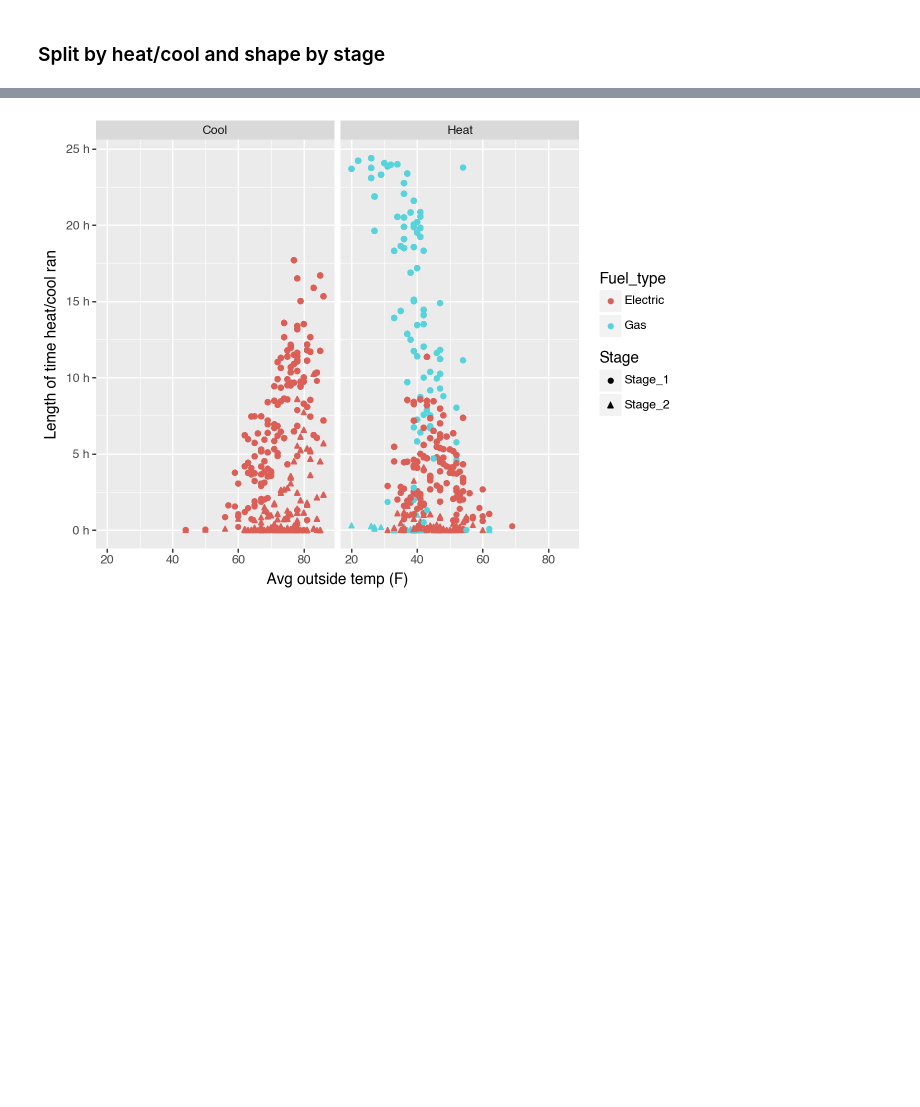
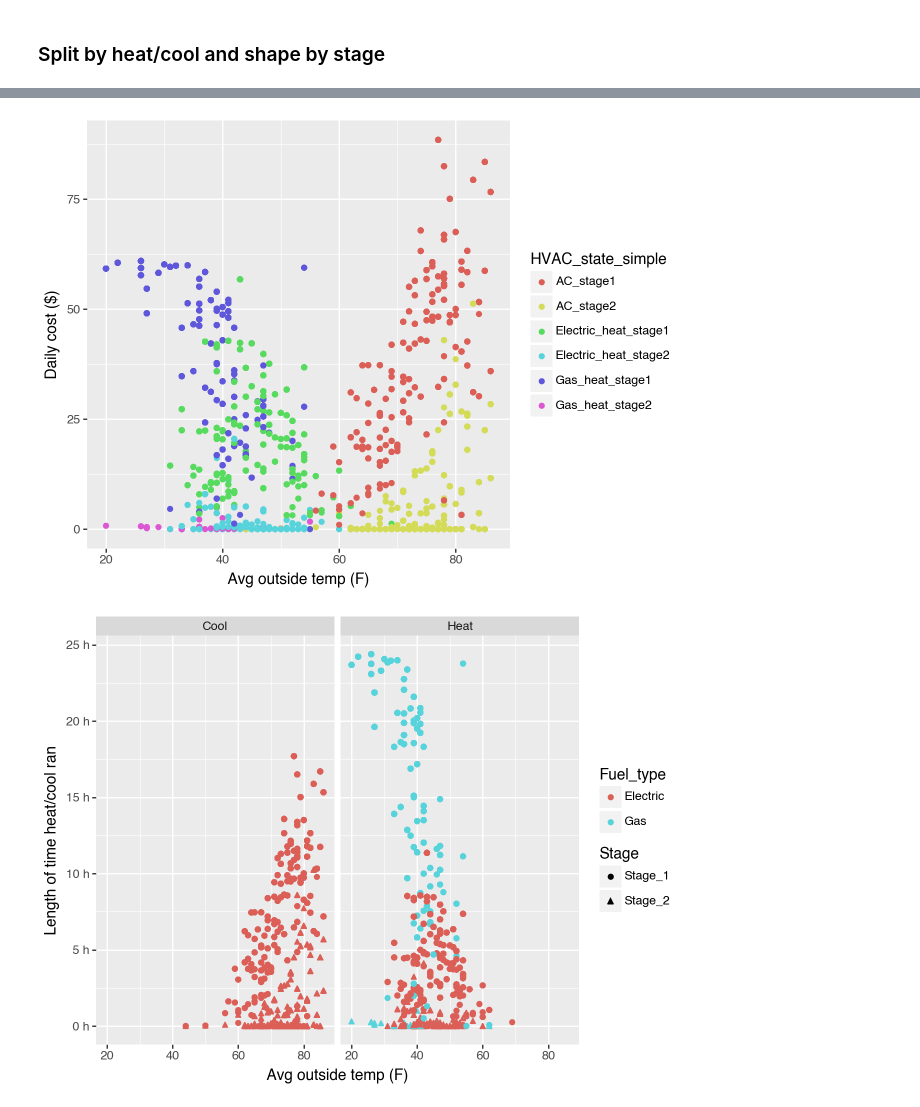
Before and after one commit to sbs87/Random_Projects, a Jupyter notebook: hvac_usage/HVAC_vs_Temp.ipynb, the cells around one changed output, grey strips where cells are left out. Cells and saved outputs as stored; diff of their text form; code cells hidden in the pictures; blank space fills up the shorter version.

Commit message:
ADD mocked up cost data and convert hourly usage into cost. TODO: compute actual cost of AC and gas per unit

```diff
--- a/hvac_usage/HVAC_vs_Temp.ipynb
+++ b/hvac_usage/HVAC_vs_Temp.ipynb
@@ -376,0 +403,13 @@ total_time_tavg_df = pd.merge(total_time_tavg_df,hvac_state_map)
+# %%
+# add cost factor
+# fuel <> units/hour <> $/unit <> units
+# gas <> 5 units/hr <> $0.5/hour <> therm
+# electric <> 10 units/hr <> $2/hour <> kwHr
+
+fuel_cost_use = pd.DataFrame({"Fuel_type":["Gas","Electric"],
+                              "units_hr":[5,10],
+                              "price_unit":[0.5,0.5],
+                              "units":["therms","kWhr"]})
+
+fuel_cost_use["price_hour"]=fuel_cost_use["units_hr"]*fuel_cost_use["price_unit"]
+fuel_cost_use
@@ -376,0 +420,9 @@ total_time_tavg_df = pd.merge(total_time_tavg_df,hvac_state_map)
+# %%
+# merge cost to df and compute total cost/hour
+total_time_tavg_pph_df=pd.merge(total_time_tavg_df,fuel_cost_use)
+total_time_tavg_pph_df['total_time_seconds']=total_time_tavg_pph_df['total_time'].dt.total_seconds()
+
+total_time_tavg_pph_df['total_time_hour']=total_time_tavg_pph_df['total_time_seconds']/(60*60)
+
+total_time_tavg_pph_df['total_cost']=total_time_tavg_pph_df['price_hour']*(total_time_tavg_pph_df['total_time_hour'])
+total_time_tavg_pph_df
@@ -405,3 +479,12 @@ total_time_tavg_df=total_time_tavg_df[total_time_tavg_df['variable']=="TAVG"]
+# %%
+# hours converted to cost
+(ggplot(total_time_tavg_pph_df,aes("value","total_cost",color="HVAC_state_simple")) +
+ geom_point()+
+  ylab("Daily cost ($)")+
+ xlab("Avg outside temp (F)")
+        )
+# %% [output]
+[figure, added]
 # %%
 (ggplot(total_time_tavg_df,aes("value","total_time",color="Fuel_type",shape="Stage")) +
  geom_point()+
```
Also changed, not shown: parts of 19 cells of this notebook.
